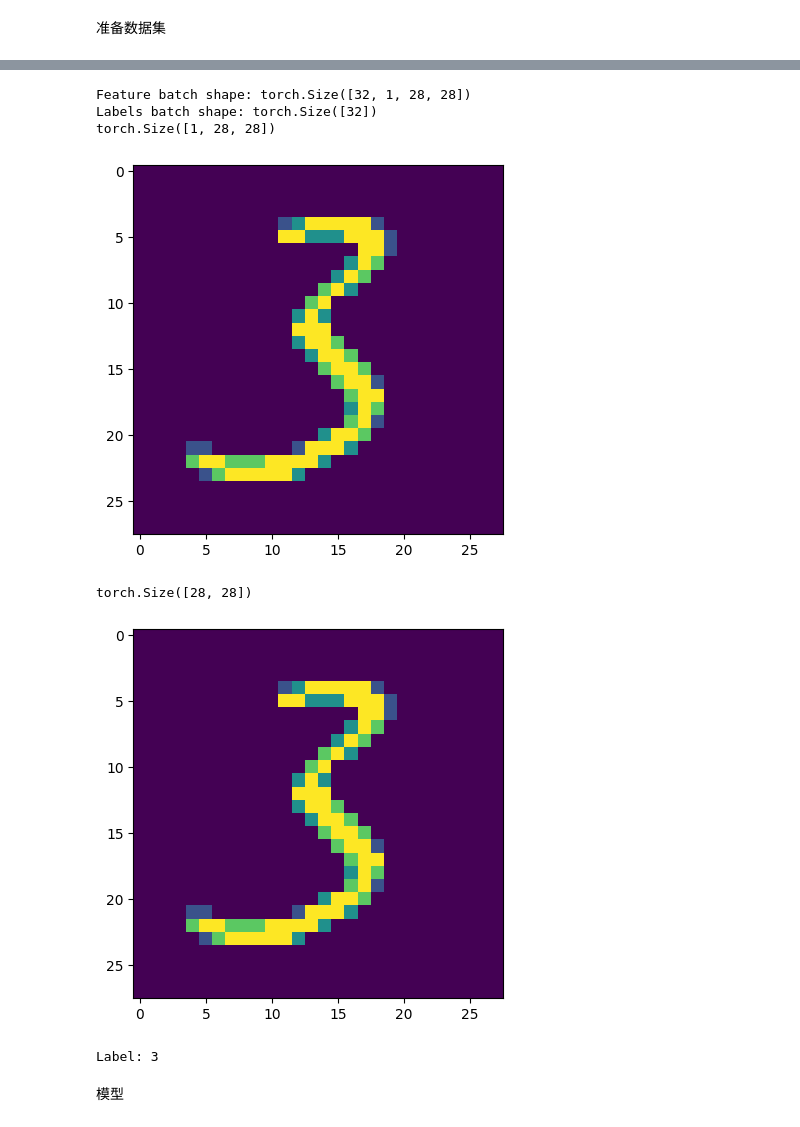
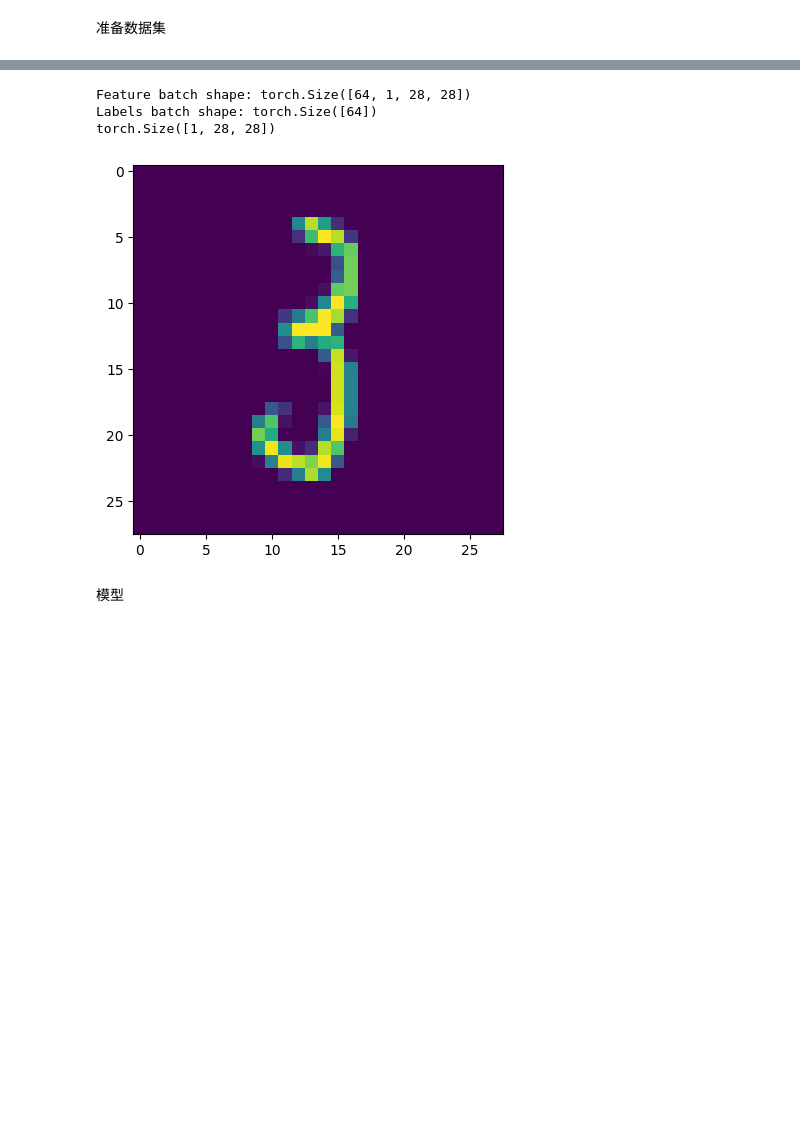
Before and after one commit to ziyuezhao1/ddpm, a Jupyter notebook: DDPMnew.ipynb, the cells around one changed output, grey strips where cells are left out. Drawn from its saved outputs; the diff is of its cells as text; code cells hidden in the pictures; blank space fills up the shorter version.

```diff
--- a/DDPMnew.ipynb
+++ b/DDPMnew.ipynb
@@ -627,8 +600,8 @@ class BinaryDataset(torch.utils.data.Dataset):
     def __len__(self):
         return len(self.indices)
 # %%
-batch_size = 32
-timesteps = 100
+batch_size = 64
+timesteps = 5
 
 transform = transforms.Compose([
     transforms.ToTensor(),
@@ -656,53 +630,27 @@ Extracting ./data/MNIST/raw/t10k-labels-idx1-ubyte.gz to ./data/MNIST/raw
 # %%
 mnist_indices = [i for i in range(len(dataset)) if dataset[i][1] == 3]
 mnist2_indices = [i for i in range(len(dataset)) if dataset[i][1] == 2]
-dataset_image_number=5888
+dataset_image_number=256
+
 mnist_dataset = BinaryDataset(dataset, mnist_indices[0:dataset_image_number],label=3 )
 mnist2_dataset = BinaryDataset(dataset, mnist2_indices[0:dataset_image_number],label=2 )
 
 train_dataset = torch.utils.data.ConcatDataset([mnist_dataset, mnist2_dataset])
-train_loader = torch.utils.data.DataLoader(dataset, batch_size=batch_size, shuffle=True)
-
-train_dataset1 = torch.utils.data.ConcatDataset([mnist_dataset])
-train_loader1 = torch.utils.data.DataLoader(train_dataset1, batch_size=batch_size, shuffle=True)
-
-
-train_dataset2 = torch.utils.data.ConcatDataset([mnist2_dataset])
-train_loader2 = torch.utils.data.DataLoader(train_dataset2, batch_size=batch_size, shuffle=True)
+train_loader = torch.utils.data.DataLoader(train_dataset, batch_size=batch_size, shuffle=True,num_workers=4,pin_memory=True)
-# %%
-test_dataset = datasets.MNIST('./data', train=False, download=True, transform=transform)
-train_loader = torch.utils.data.DataLoader(test_dataset, batch_size=batch_size, shuffle=True)
-
-mnist_indices_test = [i for i in range(len(test_dataset)) if test_dataset[i][1] == 3]
-mnist2_indices_test = [i for i in range(len(test_dataset)) if test_dataset[i][1] == 2]
-
-mnist_dataset_test = BinaryDataset(test_dataset, mnist_indices_test,label=3 )
-mnist_dataset_testmnist_dataset_test = BinaryDataset(test_dataset, mnist_indices_test,label=2 )
-
-test_dataset = torch.utils.data.ConcatDataset([mnist_dataset_test, mnist_dataset_test])
-test_loader = torch.utils.data.DataLoader(test_dataset, batch_size=1, shuffle=True)
 # %%
-train_features, train_labels = next(iter(train_loader1))
+train_features, train_labels = next(iter(train_loader))
 print(f"Feature batch shape: {train_features.size()}")
 print(f"Labels batch shape: {train_labels.size()}")
 img = train_features[1]
 label = train_labels[0]
 print(img.size())
 plt.imshow(torch.permute(img, (1,2,0)))
 plt.show()
-img1=torch.squeeze(img)
-print(img1.size())
-plt.imshow(torch.permute(img1, (0, 1)))
-plt.show()
-print(f"Label: {label}")
 # %% [output]
-Feature batch shape: torch.Size([32, 1, 28, 28])
-Labels batch shape: torch.Size([32])
+Feature batch shape: torch.Size([64, 1, 28, 28])
+Labels batch shape: torch.Size([64])
 torch.Size([1, 28, 28])
-[figure, old version]
+[figure, new version]
-torch.Size([28, 28])
-[figure, removed]
-Label: 3
 # %% [markdown]
 模型
 # %% [markdown]
```
Also changed, not shown: parts of 41 cells of this notebook.
